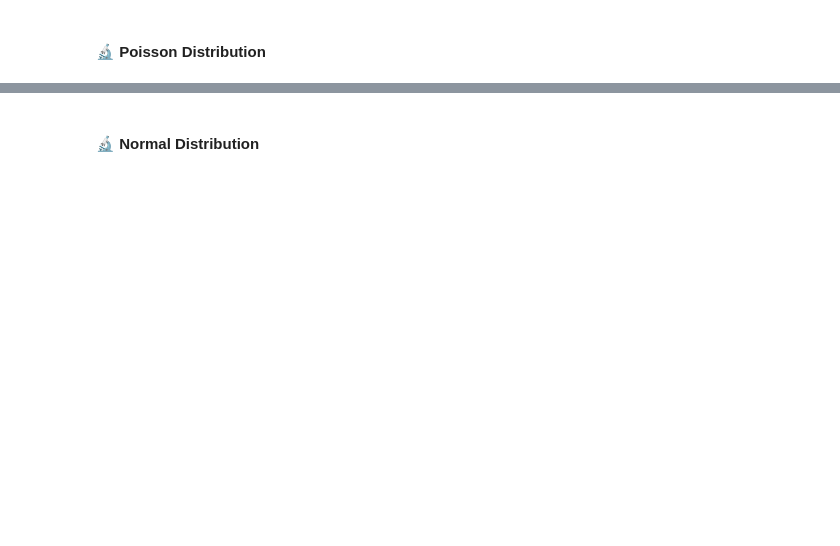
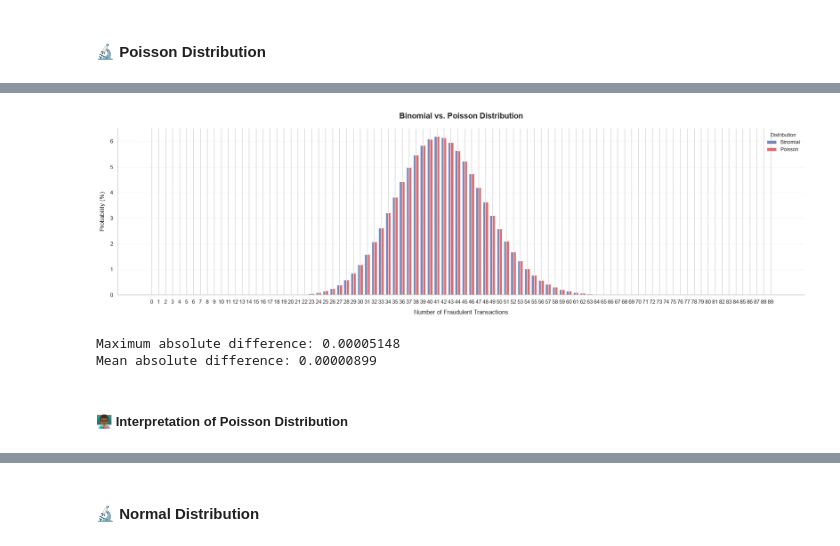
Before and after one commit to CCT-Dublin/CCT_STDA_CA_01_40S, a Jupyter notebook: notebooks/CCT_STDA_CA_01_40S_2026438.ipynb, the cells around one changed output, grey strips where cells are left out. Cells and saved outputs as stored; diff of their text form; code cells hidden in the pictures; blank space fills up the shorter version.

```diff
--- a/notebooks/CCT_STDA_CA_01_40S_2026438.ipynb
+++ b/notebooks/CCT_STDA_CA_01_40S_2026438.ipynb
@@ -1399,0 +1461,23 @@ def F_barh(statistical_data: pd.DataFrame) -> None:
+# %%
+def F_barplot_v8() -> None:
+
+    x = np.arange(0, 90)
+    fig, ax = plt.subplots(figsize=(20, 6))
+    width = 0.38
+    ax.bar(x - width / 2, binomial_probabilities * 100, width=width, label='Binomial', color='#6B84B9', alpha=0.95)
+    ax.bar(x + width / 2, poisson_probabilities * 100, width=width, label='Poisson', color='#E15759', alpha=0.90)
+
+    ax.set_title('Binomial vs. Poisson Distribution', fontsize=16, fontweight='bold', pad=20)
+    ax.set_xlabel('Number of Fraudulent Transactions', fontsize=12, labelpad=10)
+    ax.set_ylabel('Probability (%)', fontsize=12, labelpad=10)
+    ax.set_xticks(x)
+
+    ax.legend(title='Distribution', frameon=False, fontsize=10, title_fontsize=10)
+    ax.grid(axis='y', linestyle='--', alpha=0.25)
+
+    ax.set_axisbelow(True)
+
+    sns.despine()
+
+    plt.tight_layout()
+    plt.show()
@@ -1879,0 +2377,15 @@ The assumptions of the Poisson distribution, including independence and a reason
+# %%
+F_barplot_v8()
+# %% [output]
+[figure, added]
+# %%
+max_difference = (distribution_comparison['Absolute Difference'].max())
+mean_difference = (distribution_comparison['Absolute Difference'].mean())
+
+print(f"Maximum absolute difference: {max_difference:.8f}")
+print(f"Mean absolute difference: {mean_difference:.8f}")
+# %% [output]
+Maximum absolute difference: 0.00005148
+Mean absolute difference: 0.00000899
+# %% [markdown]
+##### 👨🏾‍🏫 Interpretation of Poisson Distribution
```
Also changed, not shown: parts of 69 cells of this notebook, 1 other file.
